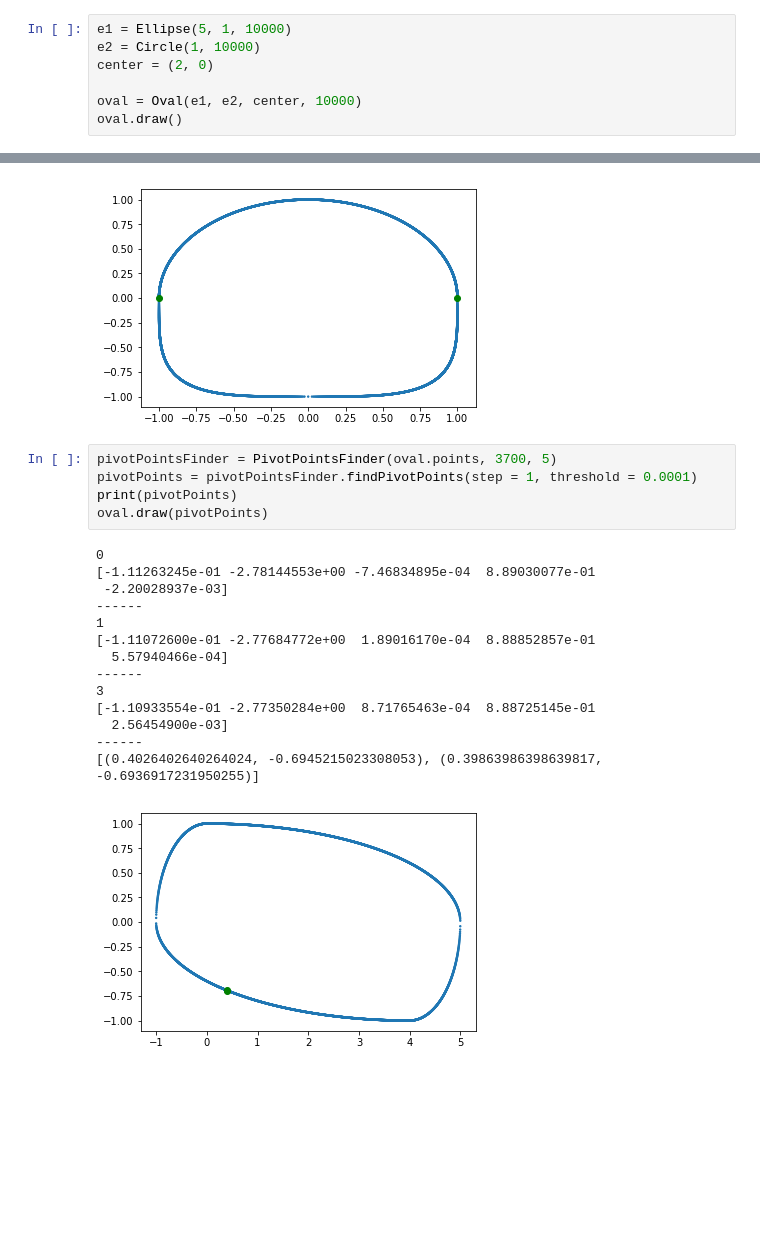
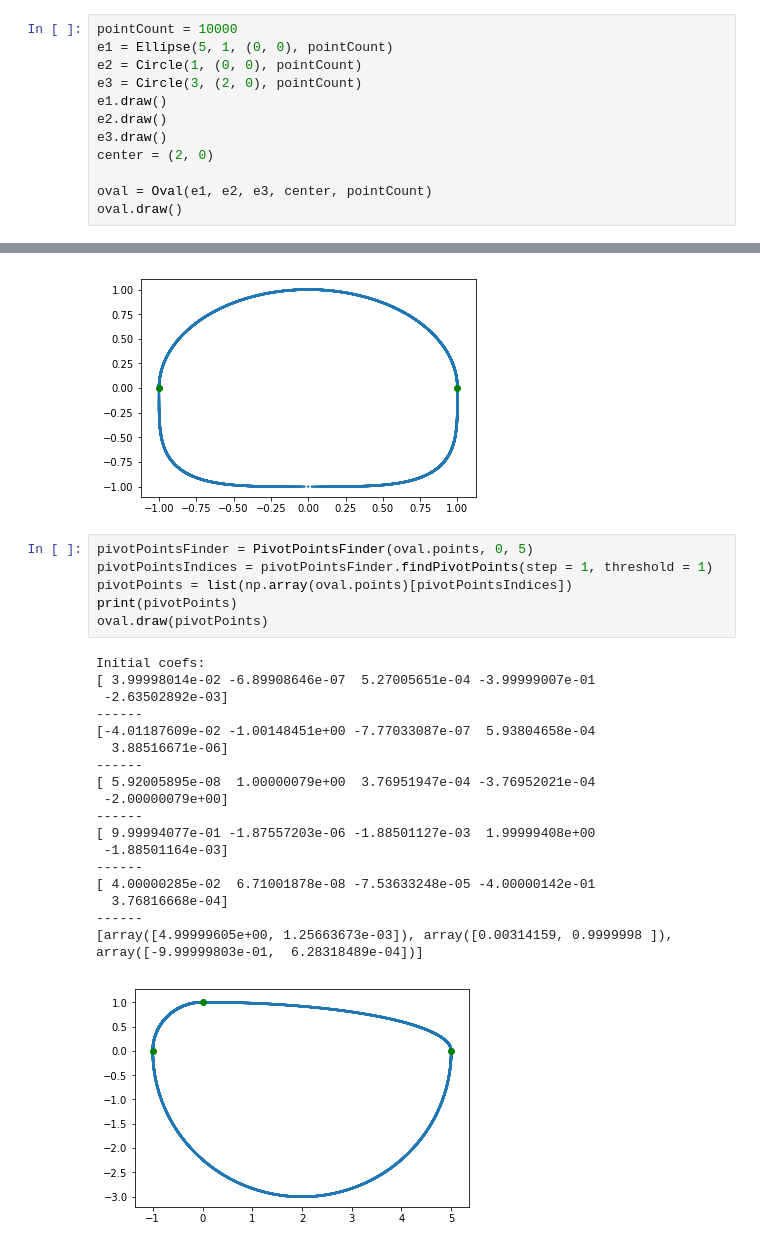
Before and after one commit to D3migod/Ovals, a Jupyter notebook: ovals.ipynb, the cells around one changed output, grey strips where cells are left out. Saved outputs shown, nothing was run; the diff lists cells and outputs as text; blank space fills up the shorter version.

```diff
--- a/ovals.ipynb
+++ b/ovals.ipynb
@@ -74,10 +79,15 @@ superEllipseHalfed.draw()
 # %% [output]
 [figure]
 # %%
-e1 = Ellipse(5, 1, 10000)
-e2 = Circle(1, 10000)
+pointCount = 10000
+e1 = Ellipse(5, 1, (0, 0), pointCount)
+e2 = Circle(1, (0, 0), pointCount)
+e3 = Circle(3, (2, 0), pointCount)
+e1.draw()
+e2.draw()
+e3.draw()
 center = (2, 0)
 
-oval = Oval(e1, e2, center, 10000)
+oval = Oval(e1, e2, e3, center, pointCount)
 oval.draw()
 # %% [output]
@@ -202,22 +238,27 @@ superEllipseHalfed.draw(pivotPoints)
 # %% [output]
 [figure]
 # %%
-pivotPointsFinder = PivotPointsFinder(oval.points, 3700, 5)
-pivotPoints = pivotPointsFinder.findPivotPoints(step = 1, threshold = 0.0001)
+pivotPointsFinder = PivotPointsFinder(oval.points, 0, 5)
+pivotPointsIndices = pivotPointsFinder.findPivotPoints(step = 1, threshold = 1)
+pivotPoints = list(np.array(oval.points)[pivotPointsIndices])
 print(pivotPoints)
 oval.draw(pivotPoints)
 # %% [output]
-0
-[-1.11263245e-01 -2.78144553e+00 -7.46834895e-04  8.89030077e-01
- -2.20028937e-03]
+Initial coefs:
+[ 3.99998014e-02 -6.89908646e-07  5.27005651e-04 -3.99999007e-01
+ -2.63502892e-03]
 ------
-1
-[-1.11072600e-01 -2.77684772e+00  1.89016170e-04  8.88852857e-01
-  5.57940466e-04]
+[-4.01187609e-02 -1.00148451e+00 -7.77033087e-07  5.93804658e-04
+  3.88516671e-06]
 ------
-3
-[-1.10933554e-01 -2.77350284e+00  8.71765463e-04  8.88725145e-01
-  2.56454900e-03]
+[ 5.92005895e-08  1.00000079e+00  3.76951947e-04 -3.76952021e-04
+ -2.00000079e+00]
 ------
-[(0.4026402640264024, -0.6945215023308053), (0.39863986398639817, -0.6936917231950255)]
+[ 9.99994077e-01 -1.87557203e-06 -1.88501127e-03  1.99999408e+00
+ -1.88501164e-03]
+------
+[ 4.00000285e-02  6.71001878e-08 -7.53633248e-05 -4.00000142e-01
+  3.76816668e-04]
+------
+[array([4.99999605e+00, 1.25663673e-03]), array([0.00314159, 0.9999998 ]), array([-9.99999803e-01,  6.28318489e-04])]
-[figure, old version]
+[figure, new version]
```
Also changed, not shown: parts of 21 cells of this notebook.
